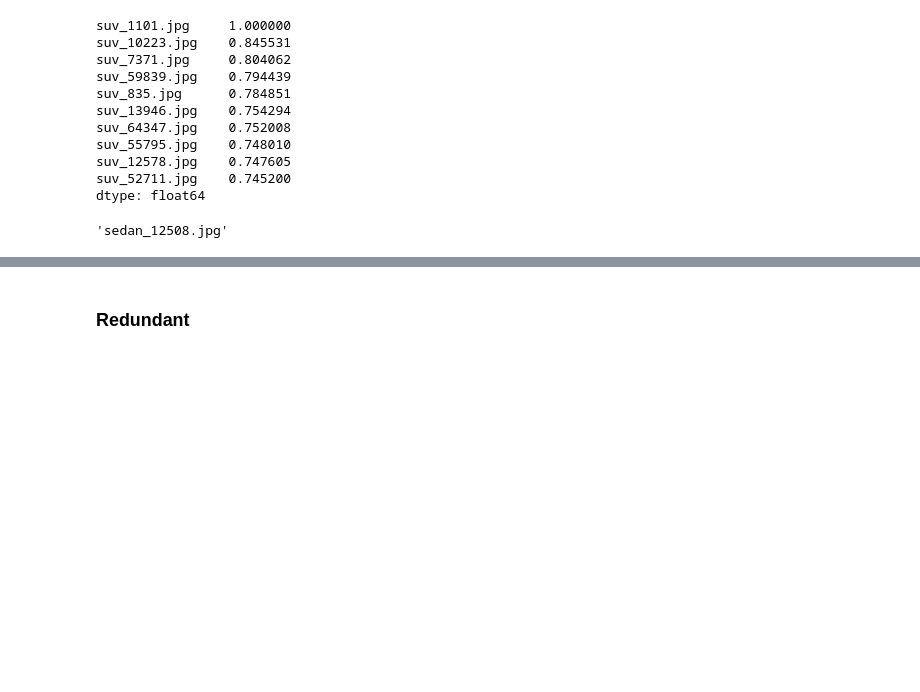
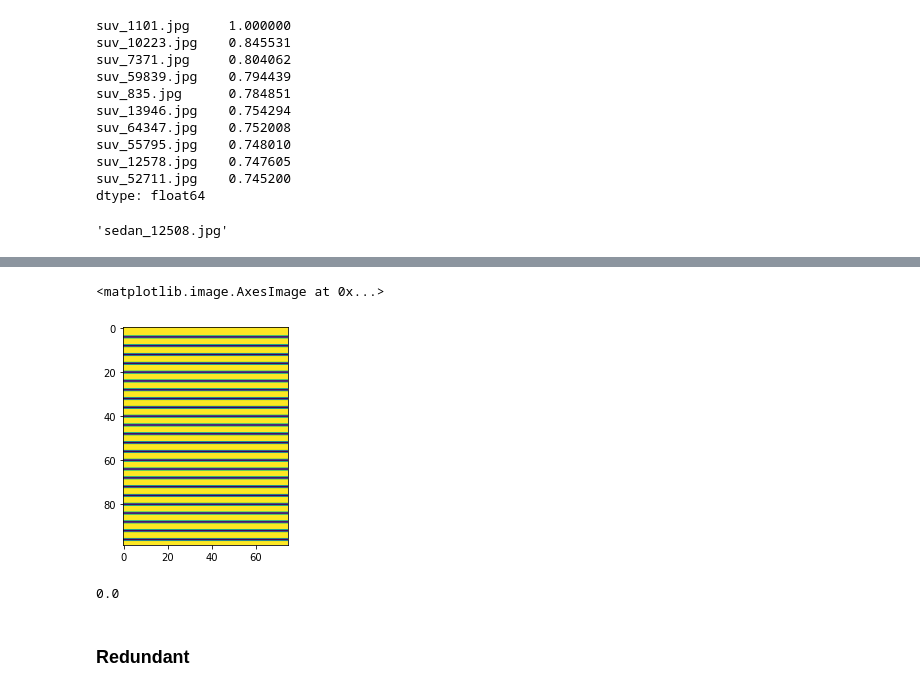
Before and after one commit to Oreolorun/NeuralNetsPractice, a Jupyter notebook: Autoencoder_Notebook.ipynb, the cells around one changed output, grey strips where cells are left out. Drawn from its saved outputs; the diff is of its cells as text; code cells hidden in the pictures; blank space fills up the shorter version.

```diff
--- a/Autoencoder_Notebook.ipynb
+++ b/Autoencoder_Notebook.ipynb
@@ -1093,3 +1105,18 @@ outlier
+# %%
+zero = np.zeros(75)
+ones = np.ones((75,75))
+# %%
+for j in range(4, 100, 4):
+  ones = np.insert(ones, j, zero, axis=0)
+# %%
+plt.imshow(ones)
+# %% [output]
+<matplotlib.image.AxesImage at 0x...>
+[figure, added]
+# %%
+ones[:, 0][4]
+# %% [output]
+0.0
 # %% [markdown]
 ### Redundant
 # %%
```
Also changed, not shown: parts of 18 cells of this notebook.
